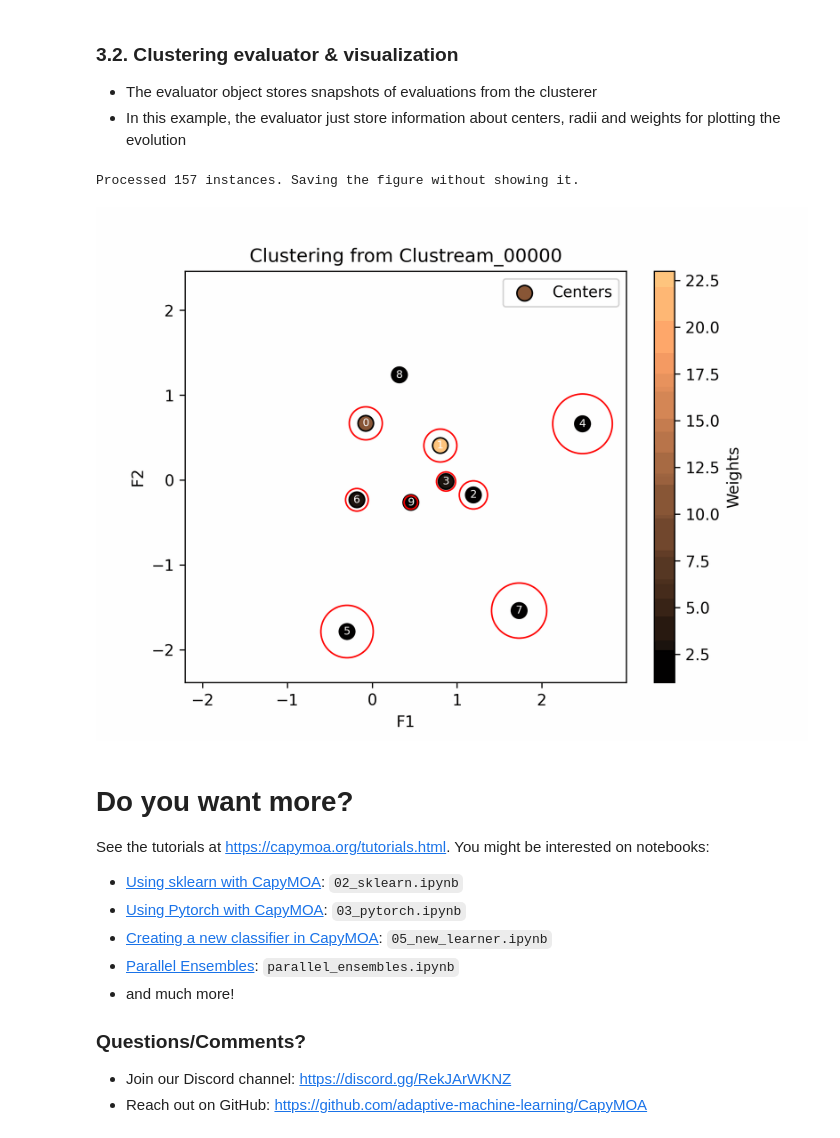
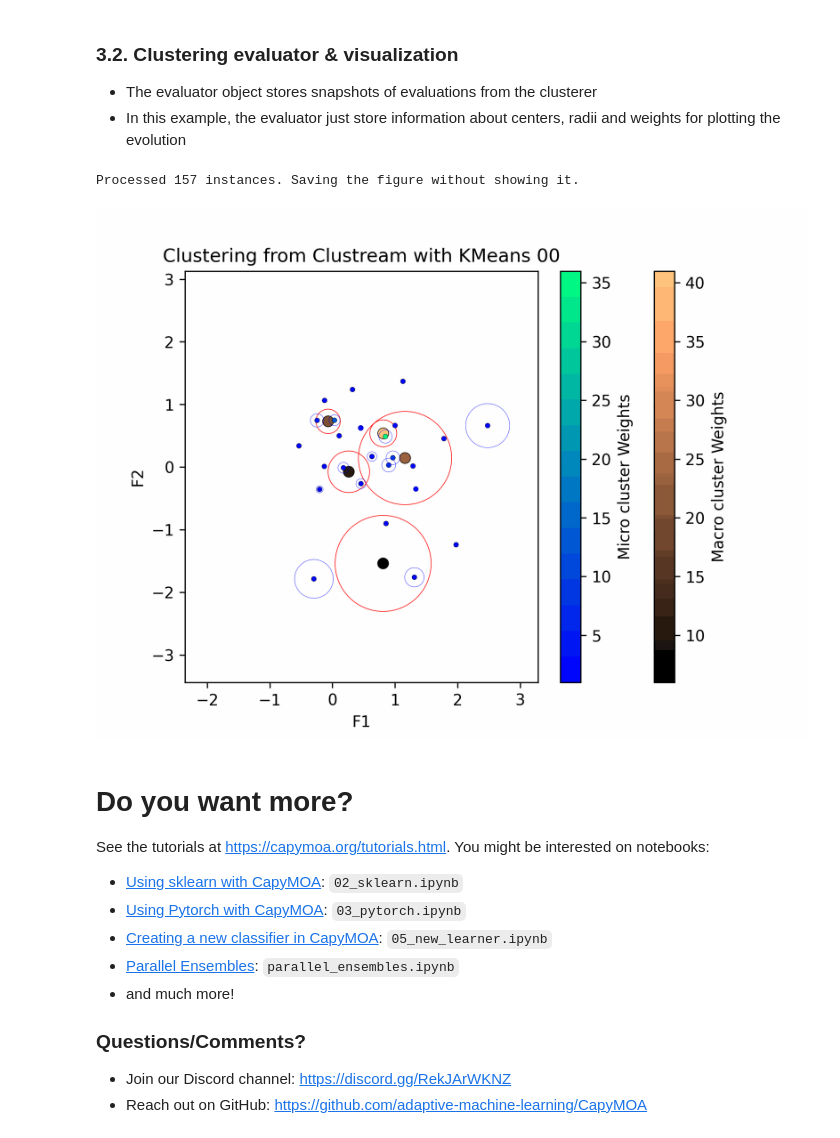
Before and after one commit to adaptive-machine-learning/kdd2024_ml_for_streams, a Jupyter notebook: notebooks/04_KDD2024_advanced.ipynb, the cells around one changed output. Saved outputs shown, nothing was run; the diff lists cells and outputs as text; code cells hidden in the pictures.

```diff
--- a/notebooks/04_KDD2024_advanced.ipynb
+++ b/notebooks/04_KDD2024_advanced.ipynb
@@ -323,38 +346,34 @@ Processed 300 instances.
 
 * The evaluator object stores snapshots of evaluations from the clusterer
 * In this example, the evaluator just store information about centers, radii and weights for plotting the evolution
-# %%
-from capymoa.base import MOAClusterer
-from capymoa.evaluation import ClusteringEvaluator
-from moa.clusterers.clustream import Clustream
-from capymoa.evaluation.visualization import plot_clustering_state, plot_clustering_evolution
-from capymoa.stream.generator import RandomRBFGeneratorDrift
-from IPython.display import Image
-
-stream = RandomRBFGeneratorDrift(number_of_attributes=2, number_of_centroids=10, number_of_drifting_centroids=1, magnitude_of_change=0.001)
-clustream = MOAClusterer(schema=stream.get_schema(), moa_learner=Clustream, CLI="-k 10")
-evaluator = ClusteringEvaluator(update_interval=50)
-
-
-while stream.has_more_instances() and evaluator.get_instances_seen() < 1000:
-    instance = stream.next_instance()
-    clustream.train(instance)
-    evaluator.update(clustream)
-    instancesSeen = evaluator.get_instances_seen()
-    # purposefully arbitrary number
-    if instancesSeen == 157:
-        # can also skip show and only save
-        print(f"Processed {instancesSeen} instances. Saving the figure without showing it.")
-        plot_clustering_state(clustream, show_fig=False, save_fig=True, figure_name='save_fig_dont_show')
-
-# This will save the clusterer as output
-plot_clustering_evolution(evaluator, clean_up=True)
-
-# Display the GIF
-Image(filename='./output.gif')
-# %% [output]
-Processed 157 instances. Saving the figure without showing it.
-[figure, removed]
+# %%
+from capymoa.evaluation import ClusteringEvaluator
+from capymoa.evaluation.visualization import plot_clustering_evolution
+from IPython.display import Image
+
+stream = RandomRBFGeneratorDrift(number_of_attributes=2, number_of_centroids=10, number_of_drifting_centroids=1, magnitude_of_change=0.001)
+clustream = WithKmeans(schema=stream.get_schema(),time_window=1000, max_num_kernels=25, kernel_radi_factor=2, k_option=5)
+evaluator = ClusteringEvaluator(update_interval=100)
+
+while stream.has_more_instances() and evaluator.get_instances_seen() < 1000:
+    instance = stream.next_instance()
+    clustream.train(instance)
+    evaluator.update(clustream)
+    instancesSeen = evaluator.get_instances_seen()
+    # purposefully arbitrary number
+    if instancesSeen == 157:
+        # can also skip show and only save
+        print(f"Processed {instancesSeen} instances. Saving the figure without showing it.")
+        plot_clustering_state(clustream, show_fig=False, save_fig=True, figure_name='save_fig_dont_show')
+
+
+plot_clustering_evolution(evaluator, clean_up=False, frame_duration=1000)
+
+# Display the GIF
+Image(filename='./gifmaker/Clustream_with_Kmeans_clustering_evolution.gif')
+# %% [output]
+Processed 157 instances. Saving the figure without showing it.
+[figure, added]
 # %% [markdown]
 # Do you want more?
 
```
Also changed, not shown: parts of 11 cells of this notebook, 4 other files.
